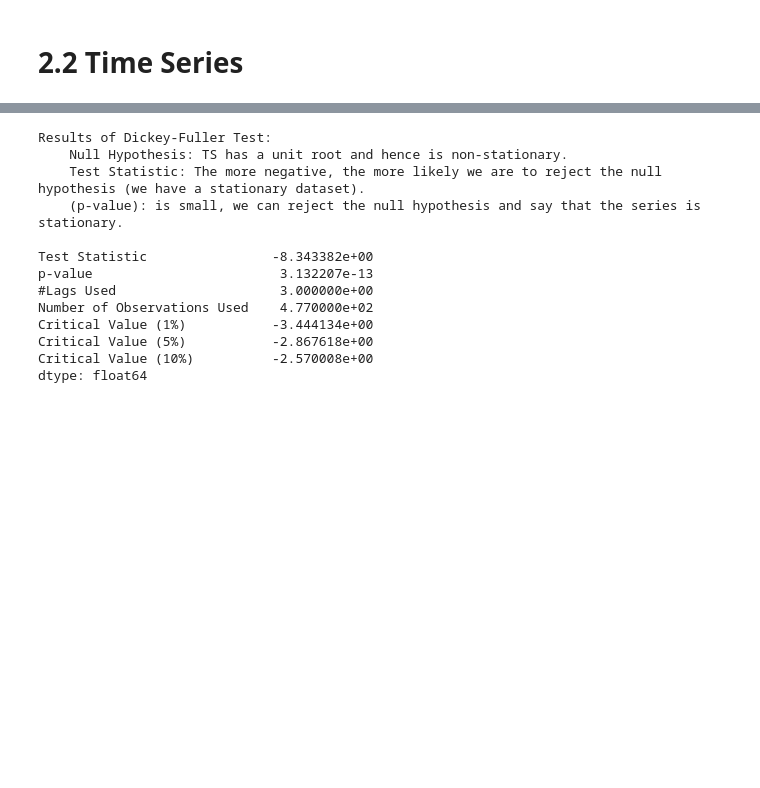
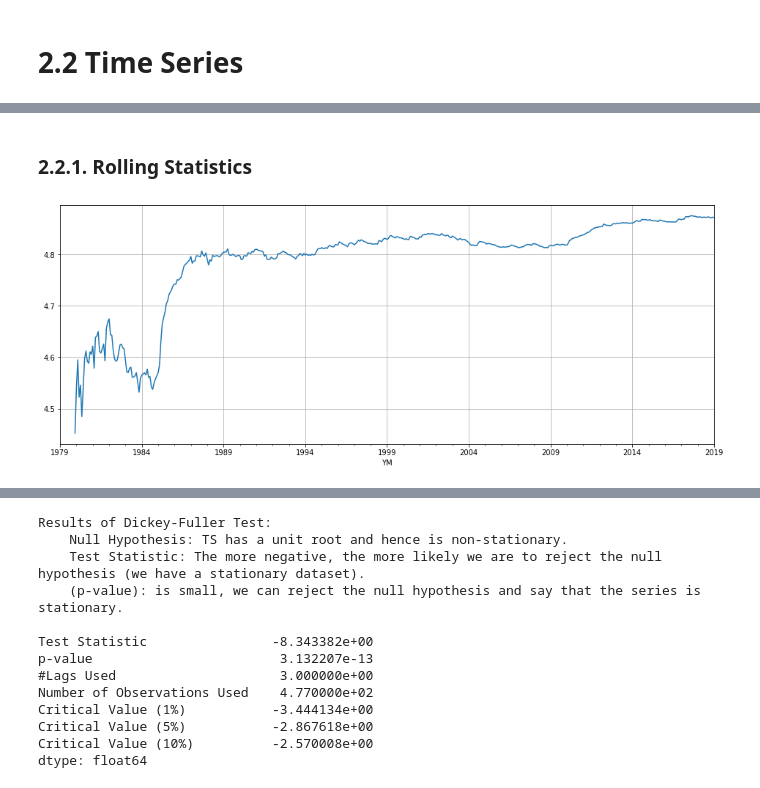
Before and after one commit to HitosVilla/TFM_Earthquake_Prediction, a Jupyter notebook: TFM_1_Data.ipynb, the cells around one changed output, grey strips where cells are left out. Cells and saved outputs as stored; diff of their text form; code cells hidden in the pictures; blank space fills up the shorter version.

```diff
--- a/TFM_1_Data.ipynb
+++ b/TFM_1_Data.ipynb
@@ -247,2 +271,9 @@ full_time_series.head(2)
+# %% [markdown]
+### 2.2.1. Rolling Statistics
+# %%
+# Mean of all predecesors values
+full_time_series['mag'].expanding(min_periods=12).mean().plot(figsize=(16,6),grid=True);
+# %% [output]
+[figure, added]
 # %%
 #Determining rolling statistics
```
Also changed, not shown: parts of 26 cells of this notebook.
